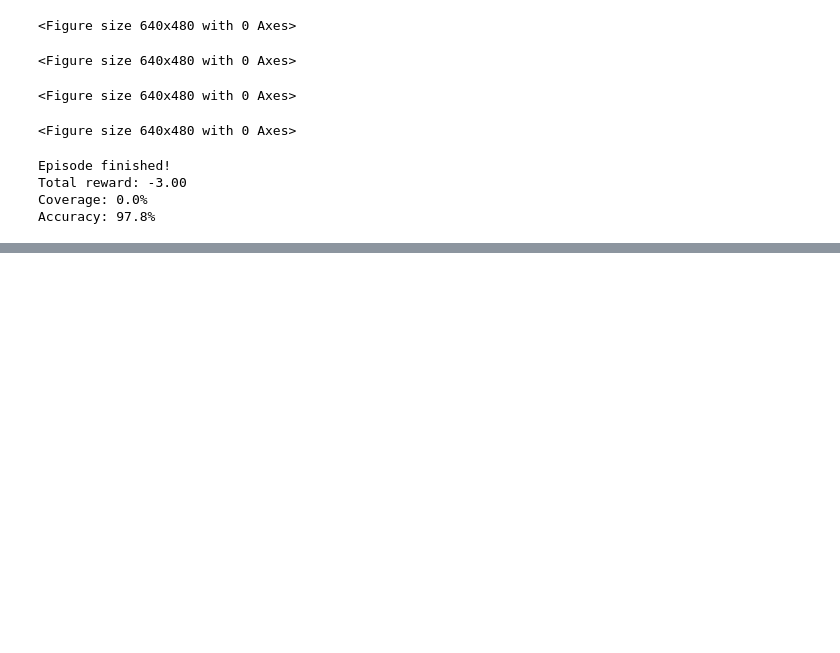
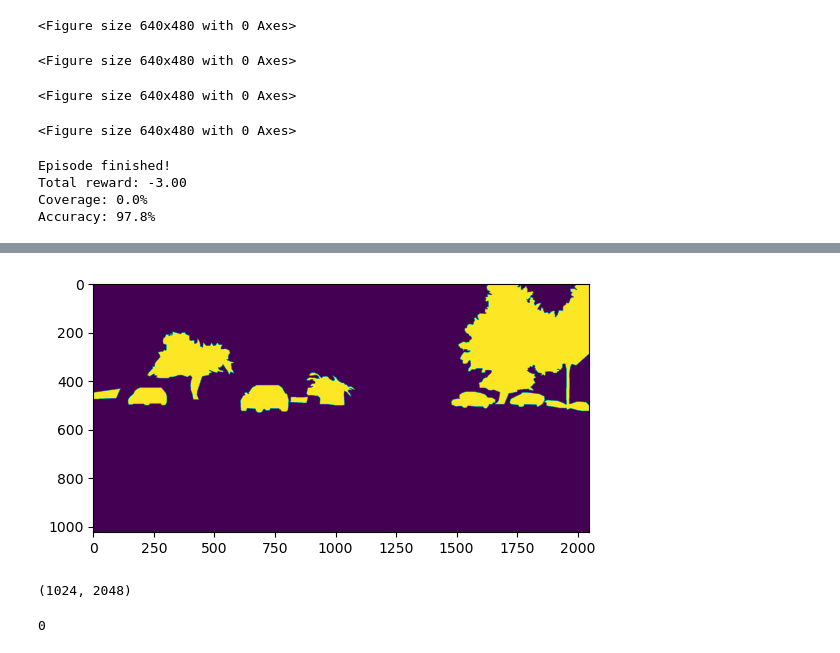
Before and after one commit to JasperTan-03/MAPS, a Jupyter notebook: 2d_maps/ppo.ipynb, the cells around one changed output, grey strips where cells are left out. Drawn from its saved outputs; the diff is of its cells as text; code cells hidden in the pictures; blank space fills up the shorter version.

```diff
--- a/2d_maps/ppo.ipynb
+++ b/2d_maps/ppo.ipynb
@@ -150,0 +164,24 @@ np.save('output/combined_masks.npy', combined_masks)
+# %%
+# Combine car and vegetation masks
+car_mask = combined_masks[:, :, possible_labels.index('car')]
+vegetation_mask = combined_masks[:, :, possible_labels.index('vegetation')]
+combined_mask = np.logical_or(car_mask, vegetation_mask)
+
+# Convert values to 1s and 0s
+combined_mask = combined_mask.astype(np.uint8)
+
+# Display the combined mask
+plt.imshow(combined_mask)
+plt.show()
+
+# Save image as a npy
+np.save('output/combined_mask.npy', combined_mask)
+
+combined_mask.shape
+# %% [output]
+[figure, added]
+(1024, 2048)
+# %%
+int(combined_mask[0, 1])
+# %% [output]
+0
```
Also changed, not shown: parts of 1 cell of this notebook.
